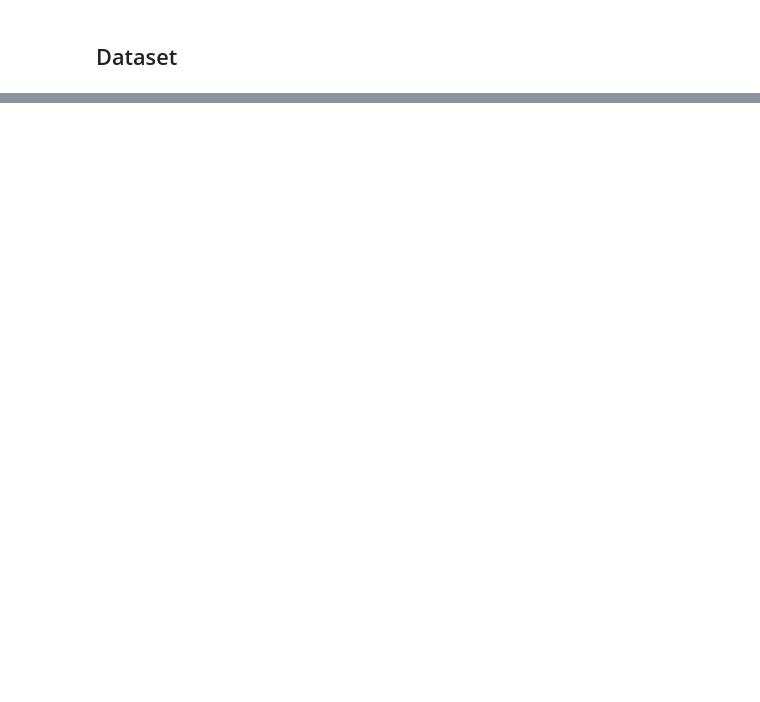
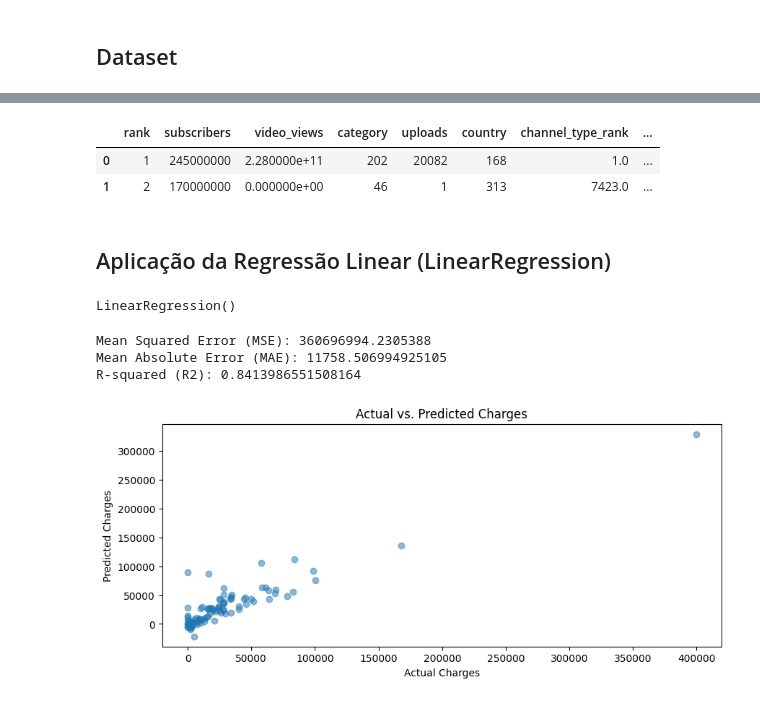
Before and after one commit to pedrofonsecapadilha/BeTechByBraskem, a Jupyter notebook: 06-MachineLearningI/ProjetoFinal.ipynb, the cells around one changed output, grey strips where cells are left out. Cells and saved outputs as stored; diff of their text form; code cells hidden in the pictures; blank space fills up the shorter version.

```diff
--- a/06-MachineLearningI/ProjetoFinal.ipynb
+++ b/06-MachineLearningI/ProjetoFinal.ipynb
@@ -129,0 +295,6 @@ Output hidden; open in https://colab.research.google.com to view.
+# %%
+youtube_norm.head(2)
+# %% [output]
+|  | rank | subscribers | video_views | category | uploads | country | channel_type_rank | ... |
+| 0 | 1 | 245000000 | 2.280000e+11 | 202 | 20082 | 168 | 1.0 | ... |
+| 1 | 2 | 170000000 | 0.000000e+00 | 46 | 1 | 313 | 7423.0 | ... |
@@ -129,0 +304,10 @@ Output hidden; open in https://colab.research.google.com to view.
+# %%
+X = youtube_norm.drop('lowest_monthly_earnings', axis=1)
+y = youtube_norm['lowest_monthly_earnings']
+X_train, X_test, y_train, y_test = train_test_split(X, y, test_size=0.1, random_state=42)
+# %%
+ss = StandardScaler().fit(X_train)
+X_train_ss = ss.transform(X_train)
+X_test_ss = ss.transform(X_test)
+# %% [markdown]
+## Aplicação da Regressão Linear (LinearRegression)
@@ -129,0 +317,28 @@ Output hidden; open in https://colab.research.google.com to view.
+# %%
+lr = LinearRegression()
+lr.fit(X_train_ss, y_train)
+# %% [output]
+LinearRegression()
+# %%
+y_pred_lr = lr.predict(X_test_ss)
+# %%
+mse_lr = mean_squared_error(y_test, y_pred_lr)
+mae_lr = mean_absolute_error(y_test, y_pred_lr)
+r2_lr = r2_score(y_test, y_pred_lr)
+
+print(f"Mean Squared Error (MSE): {mse_lr}") #  A lower MSE indicates better model performance
+print(f"Mean Absolute Error (MAE): {mae_lr}") #  A lower MAE indicates better model performance.
+print(f"R-squared (R2): {r2_lr}")
+# %% [output]
+Mean Squared Error (MSE): 360696994.2305388
+Mean Absolute Error (MAE): 11758.506994925105
+R-squared (R2): 0.8413986551508164
+# %%
+plt.figure(figsize=(10, 4))
+plt.scatter(y_test, y_pred_lr, alpha=0.5)
+plt.xlabel("Actual Charges")
+plt.ylabel("Predicted Charges")
+plt.title("Actual vs. Predicted Charges")
+plt.show()
+# %% [output]
+[figure, added]
```
Also changed, not shown: parts of 76 cells of this notebook.
